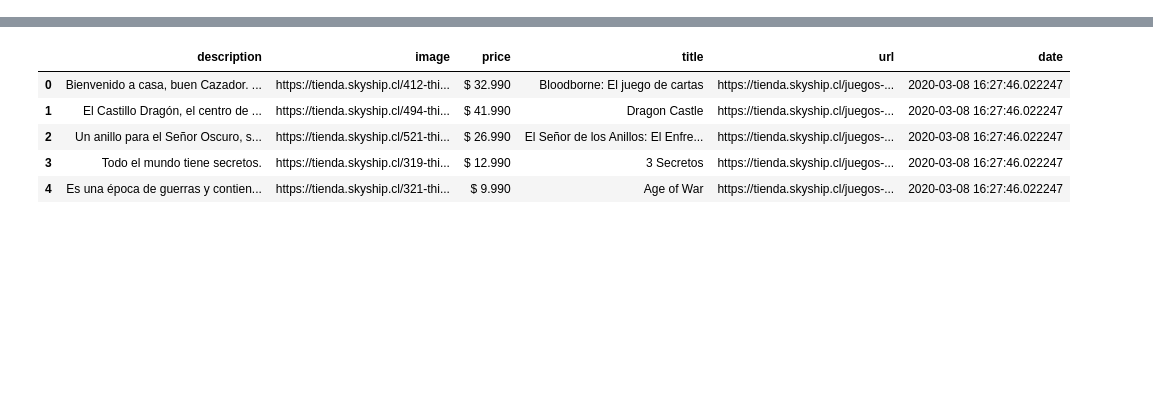
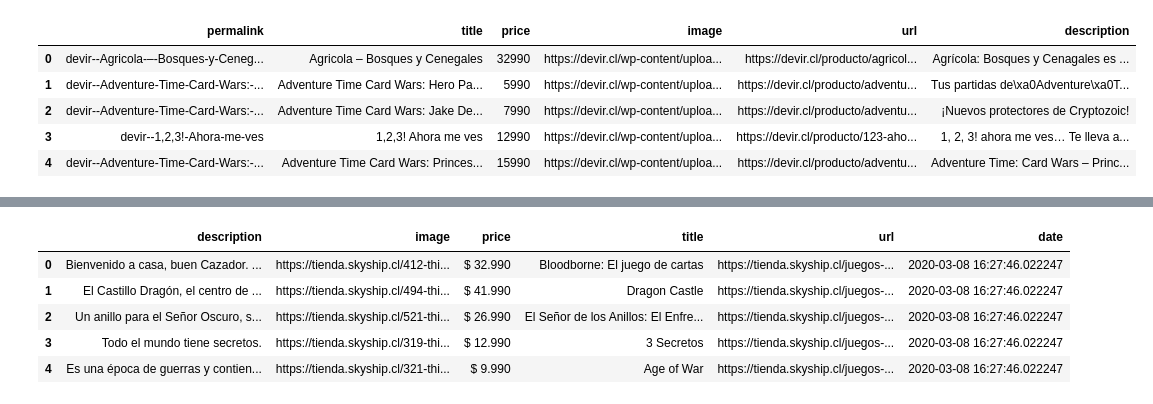
Before and after one commit to Umauro/Proyecto-INF-335, a Jupyter notebook: scrapper/scrappers.ipynb, the cells around one changed output, grey strips where cells are left out. Cells and saved outputs as stored; diff of their text form; code cells hidden in the pictures; blank space fills up the shorter version.

```diff
--- a/scrapper/scrappers.ipynb
+++ b/scrapper/scrappers.ipynb
@@ -7,6 +7,7 @@ import urllib.request
 import re
 # %%
 import psycopg2
+import pandas.io.sql as sqlio
 from sqlalchemy import create_engine
 from sqlalchemy.engine.url import URL
 
@@ -89,3 +90,33 @@ def get_sql_alchemy_engine(user_data, db_data):
     except Exception as error:
         print("Error al generar un engine: {}".format(repr(error)))
         return None
+
+def get_df_from_query(user_data, db_data, sql_query):
+    """
+    Retorna un dataframe de pandas con el resultado de la consulta
+    sql_query
+    :param user_data: Diccionario con los datos de conexión del usuario
+    :param db_data: Diccionario con los datos de conexión de la base de datos
+    :param sql_query: String con la consulta SQL a realizar.
+    :return: Dataframe de Pandas con el resultado de la consulta
+    """
+    try:
+        conn = get_psycopg2_connection(user_data, db_data)
+        df = sqlio.read_sql_query(sql_query, conn)
+        return df
+    except (Exception, psycopg2.Error) as error:
+        print("Error al registros\n {}".format(repr(error)))
+        return None
+    finally:
+        conn.close()
+# %%
+df_games = get_df_from_query(USER_DATA,BD_DATA,'SELECT * from public.games')
+# %%
+df_games.head()
+# %% [output]
+|  | permalink | title | price | image | url | description |
+| 0 | devir--Agricola-–-Bosques-y-Ceneg... | Agricola – Bosques y Cenegales | 32990 | https://devir.cl/wp-content/uploa... | https://devir.cl/producto/agricol... | Agrícola: Bosques y Cenagales es ... |
+| 1 | devir--Adventure-Time-Card-Wars:-... | Adventure Time Card Wars: Hero Pa... | 5990 | https://devir.cl/wp-content/uploa... | https://devir.cl/producto/adventu... | Tus partidas de\xa0Adventure\xa0T... |
+| 2 | devir--Adventure-Time-Card-Wars:-... | Adventure Time Card Wars: Jake De... | 7990 | https://devir.cl/wp-content/uploa... | https://devir.cl/producto/adventu... | ¡Nuevos protectores de Cryptozoic! |
+| 3 | devir--1,2,3!-Ahora-me-ves | 1,2,3! Ahora me ves | 12990 | https://devir.cl/wp-content/uploa... | https://devir.cl/producto/123-aho... | 1, 2, 3! ahora me ves… Te lleva a... |
+| 4 | devir--Adventure-Time-Card-Wars:-... | Adventure Time Card Wars: Princes... | 15990 | https://devir.cl/wp-content/uploa... | https://devir.cl/producto/adventu... | Adventure Time: Card Wars – Princ... |
```
Also changed, not shown: parts of 2 cells of this notebook, 19 other files.
